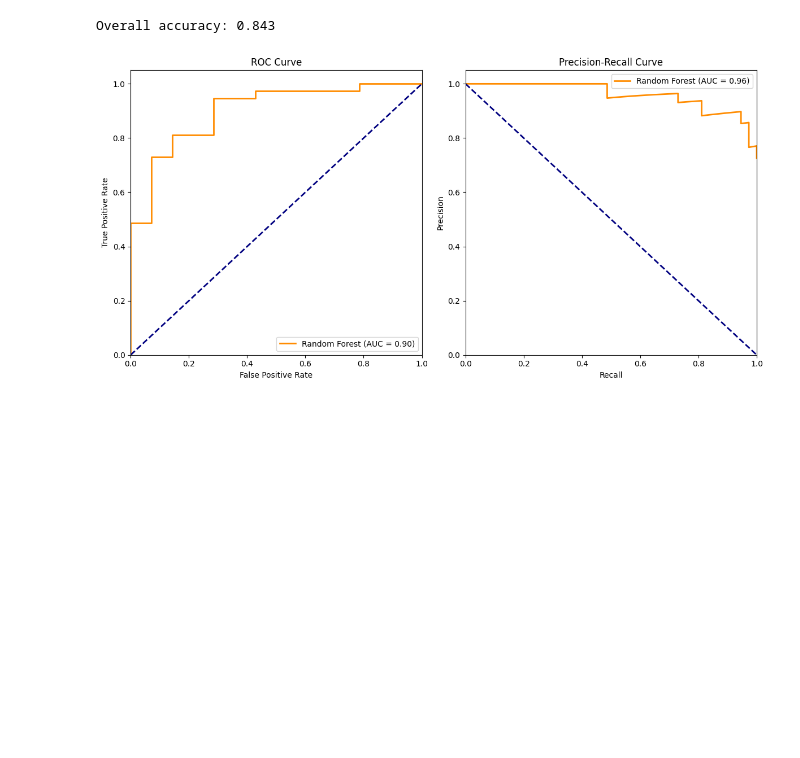
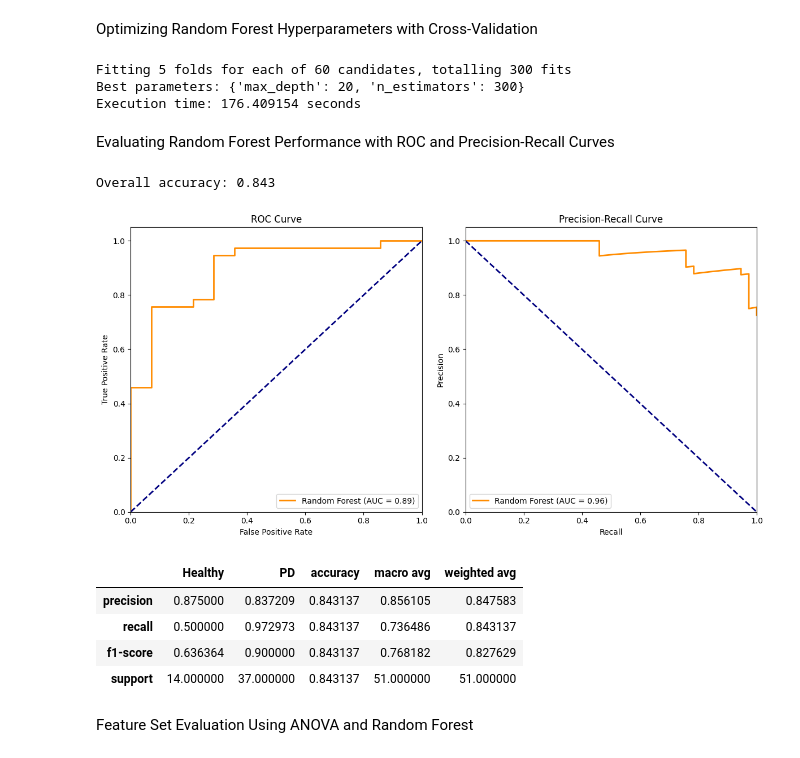
Before and after one commit to Selethe/MSB1015-Scientific-Programming-Project, a Jupyter notebook: Classification.ipynb, the cells around one changed output. Drawn from its saved outputs; the diff is of its cells as text; code cells hidden in the pictures; blank space fills up the shorter version.

```diff
--- a/Classification.ipynb
+++ b/Classification.ipynb
@@ -147,11 +353,47 @@ Top features:
+# %% [markdown]
+Optimizing Random Forest Hyperparameters with Cross-Validation
+# %%
+start_time = time.perf_counter()
+# Define parameter grid
+param_grid = {
+    'n_estimators': list(range(100,1600,100)),
+    'max_depth': [10, 20, 30, None]
+}
+
+# Initialize Random Forest
+rf = RandomForestClassifier(random_state=42, n_jobs=-1)
+
+# Perform GridSearchCV
+grid_search = GridSearchCV(rf, param_grid, cv=5,
+                           scoring='f1_weighted', n_jobs=-1, verbose=5)
+grid_search.fit(X_train_val[top_features], y_train_val, groups=gender_train)
+
+# Get best parameters
+best_params_rf = grid_search.best_params_
+print(f"Best parameters: {best_params_rf}")
+end_time = time.perf_counter()
+elapsed_time = end_time - start_time
+print(f"Execution time: {elapsed_time:.6f} seconds")
+# %% [output]
+Fitting 5 folds for each of 60 candidates, totalling 300 fits
+Best parameters: {'max_depth': 20, 'n_estimators': 300}
+Execution time: 176.409154 seconds
+# %% [markdown]
+Evaluating Random Forest Performance with ROC and Precision-Recall Curves
 # %%
-rf = RandomForestClassifier(n_estimators=1000, random_state=42, n_jobs=-1)
-# Get probability predictions
-rf.fit(X_train_val[top_features],y_train_val)
+# Initialize Random Forest with best parameters found from grid search
+rf = RandomForestClassifier(max_depth=best_params_rf['max_depth'],
+                            n_estimators=best_params_rf['n_estimators'],
+                            random_state=42, n_jobs=-1)
 
-# Overall performance
+# Fit the model on the training data using only top features
+rf.fit(X_train_val[top_features], y_train_val)
+
+# Make predictions on the test set
 y_pred = rf.predict(X_test[top_features])
 print(f"Overall accuracy: {accuracy_score(y_test, y_pred):.3f}")
+
+# Get probability predictions
 y_pred_proba = rf.predict_proba(X_test[top_features])
 
 # Calculate ROC AUC score
@@ -163,33 +405,44 @@ fpr, tpr, _ = roc_curve(y_test, y_pred_proba[:, 1])
 # Calculate Precision-Recall curve
 precision, recall, _ = precision_recall_curve(y_test, y_pred_proba[:, 1])
 auc_pr = auc(recall, precision)
 
 # Plot ROC curve
 plt.figure(figsize=(12, 6))
 plt.subplot(121)
 plt.plot(fpr, tpr, color='darkorange', lw=2, label=f'Random Forest (AUC = {auc_roc:.2f})')
 plt.plot([0, 1], [0, 1], color='navy', lw=2, linestyle='--')
 plt.xlim([0.0, 1.0])
 plt.ylim([0.0, 1.05])
 plt.xlabel('False Positive Rate')
 plt.ylabel('True Positive Rate')
 plt.title('ROC Curve')
 plt.legend(loc="lower right")
 
 # Plot Precision-Recall curve
 plt.subplot(122)
 plt.plot(recall, precision, color='darkorange', lw=2, label=f'Random Forest (AUC = {auc_pr:.2f})')
 plt.plot([0, 1], [1, 0], color='navy', lw=2, linestyle='--')
 plt.xlim([0.0, 1.0])
 plt.ylim([0.0, 1.05])
 plt.xlabel('Recall')
 plt.ylabel('Precision')
 plt.title('Precision-Recall Curve')
-plt.legend(loc="upper right")
+plt.legend(loc="lower left")
 
 plt.tight_layout()
 plt.show()
+
+# Print detailed classification report
+report = classification_report(y_test, y_pred, target_names=['Healthy', 'PD'], output_dict=True)
+display(pd.DataFrame(report))
 # %% [output]
 Overall accuracy: 0.843
-[figure, old version]
+[figure, new version]
+|  | Healthy | PD | accuracy | macro avg | weighted avg |
+| precision | 0.875000 | 0.837209 | 0.843137 | 0.856105 | 0.847583 |
+| recall | 0.500000 | 0.972973 | 0.843137 | 0.736486 | 0.843137 |
+| f1-score | 0.636364 | 0.900000 | 0.843137 | 0.768182 | 0.827629 |
+| support | 14.000000 | 37.000000 | 0.843137 | 51.000000 | 51.000000 |
+# %% [markdown]
+Feature Set Evaluation Using ANOVA and Random Forest
 # %%
```
Also changed, not shown: parts of 24 cells of this notebook, 3 other files.
